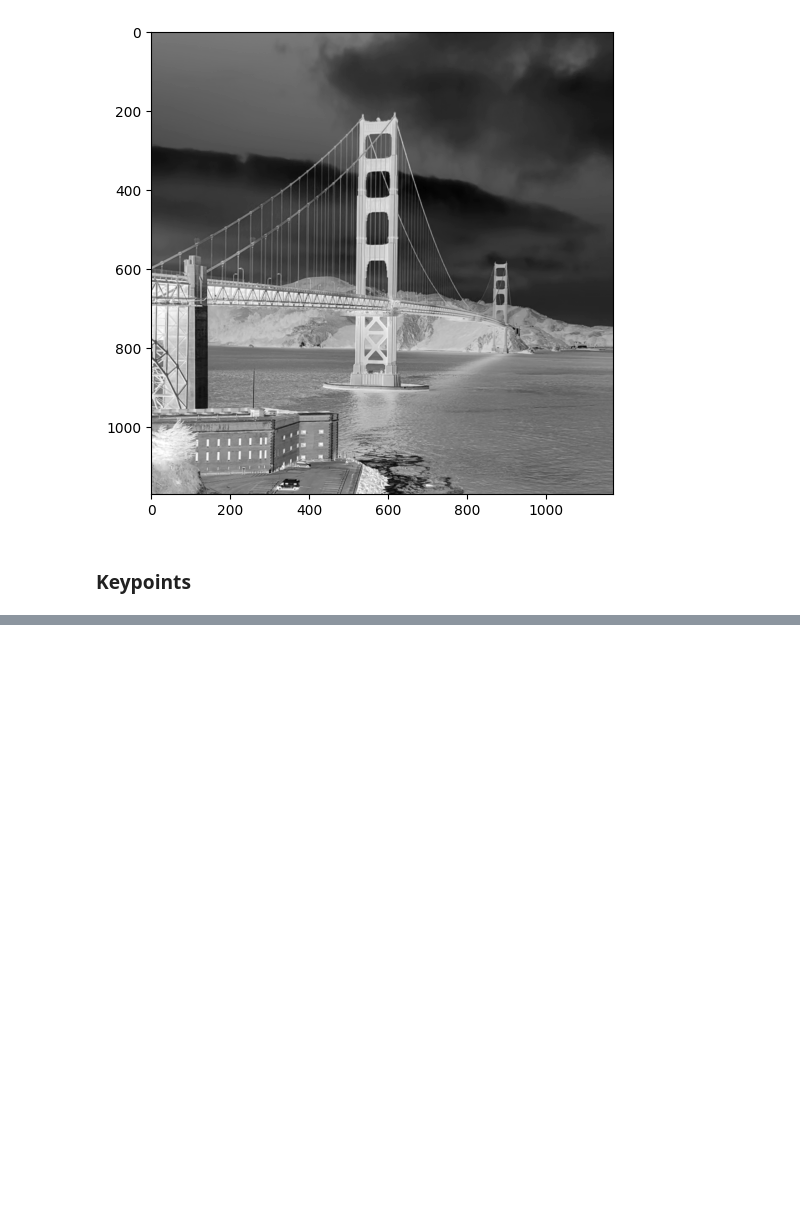
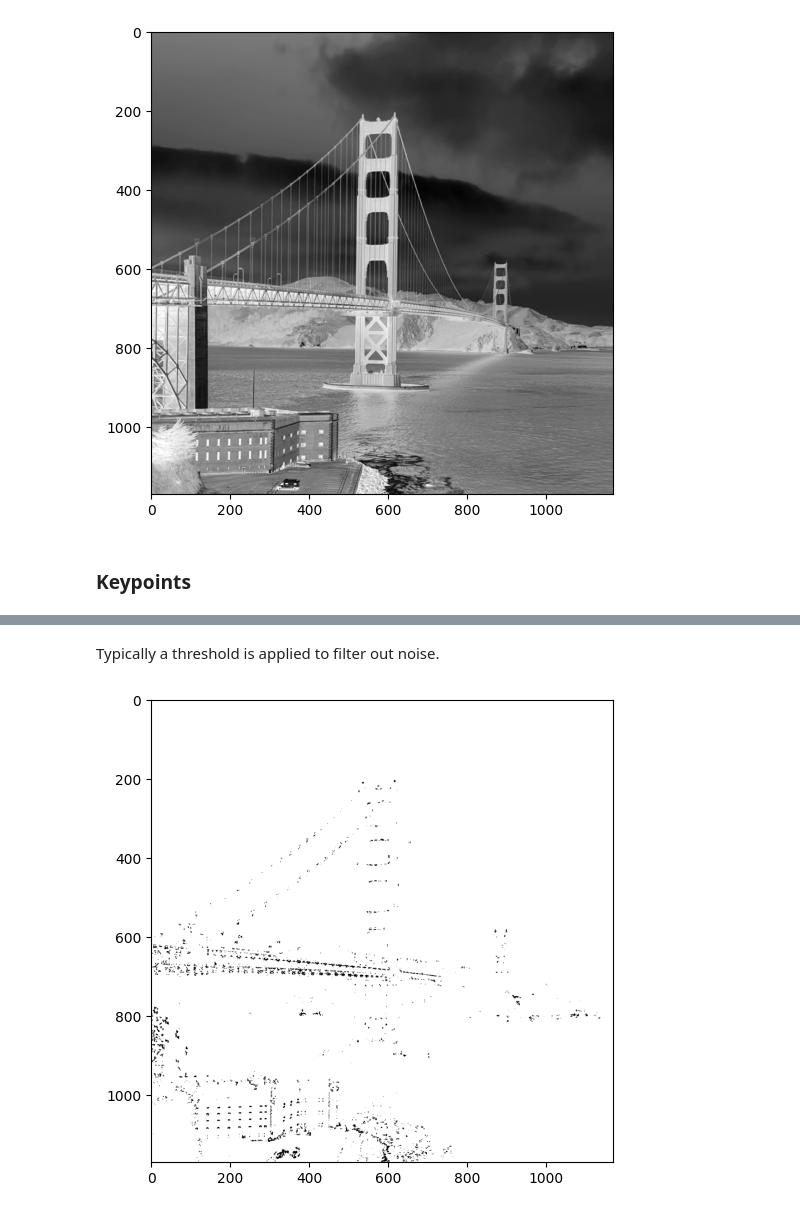
Before and after one commit to davisarthur/Photogrammetry, a Jupyter notebook: src/notebooks/keypoint.ipynb, the cells around one changed output, grey strips where cells are left out. Cells and saved outputs as stored; diff of their text form; code cells hidden in the pictures; blank space fills up the shorter version.

```diff
--- a/src/notebooks/keypoint.ipynb
+++ b/src/notebooks/keypoint.ipynb
@@ -44,0 +44,11 @@ plt.show()
+# %% [markdown]
+Typically a threshold is applied to filter out noise.
+# %%
+# thresholded corner scores
+thresholded_corner_scores = np.where(corner_scores > 5000, 1, 0)
+plt.figure(figsize=(6, 6))
+plt.imshow(thresholded_corner_scores, cmap='binary')
+plt.imshow(image, alpha=0.1)
+plt.show()
+# %% [output]
+[figure, added]
```
Also changed, not shown: parts of 5 cells of this notebook, 2 other files.
